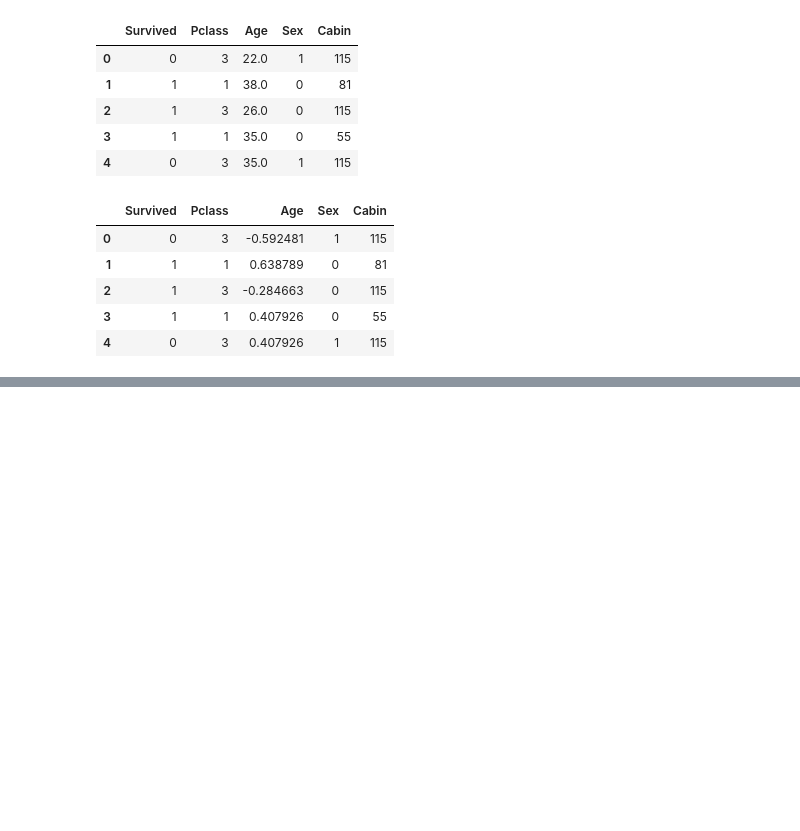
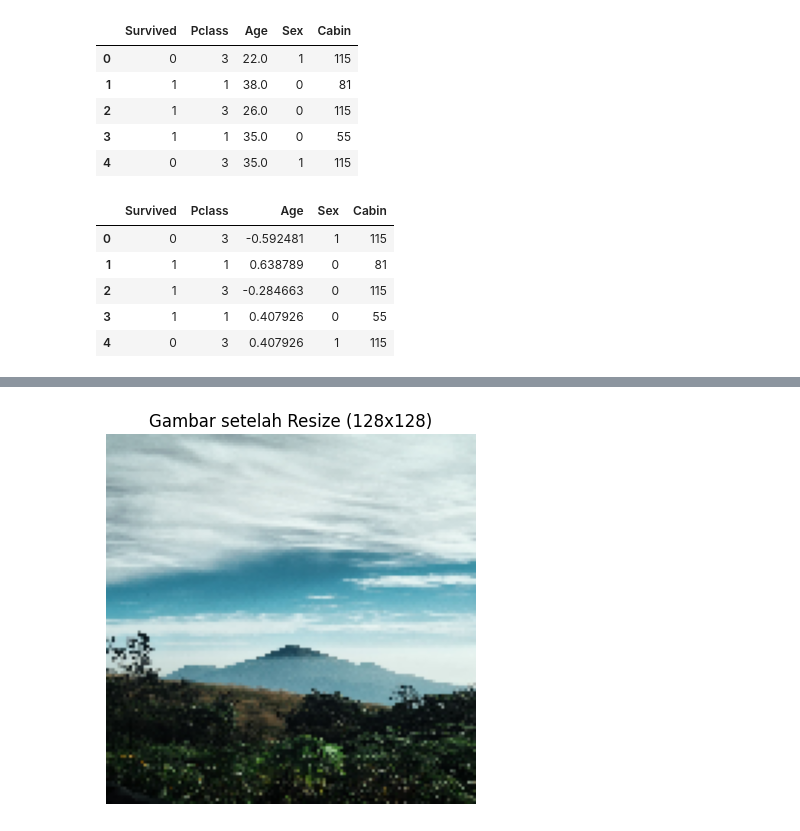
Before and after one commit to IlhamDharm/244107020220-machine-learning, a Jupyter notebook: TG2_244107020220_ILHAM DHARMA ATMAJA.ipynb, the cells around one changed output, grey strips where cells are left out. Saved outputs shown, nothing was run; the diff lists cells and outputs as text; code cells hidden in the pictures; blank space fills up the shorter version.

```diff
--- a/TG2_244107020220_ILHAM DHARMA ATMAJA.ipynb
+++ b/TG2_244107020220_ILHAM DHARMA ATMAJA.ipynb
@@ -296,0 +318,10 @@ df.head()
+# %%
+# Resize gambar
+img_resized = cv2.resize(img_rgb, (128, 128))
+
+plt.imshow(img_resized)
+plt.title("Gambar setelah Resize (128x128)")
+plt.axis("off")
+plt.show()
+# %% [output]
+[figure, added]
```
Also changed, not shown: parts of 4 cells of this notebook.
